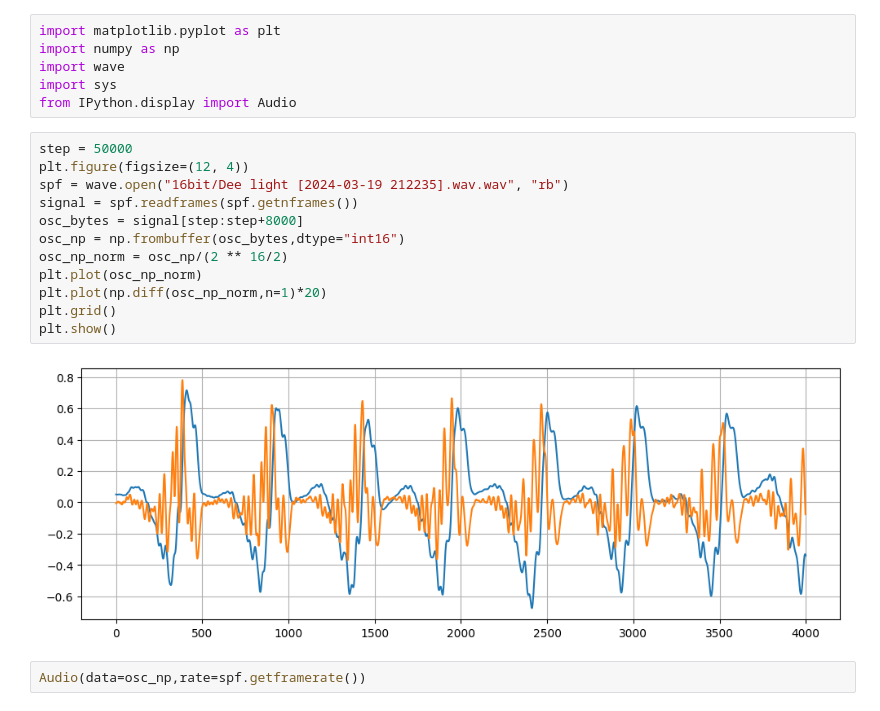
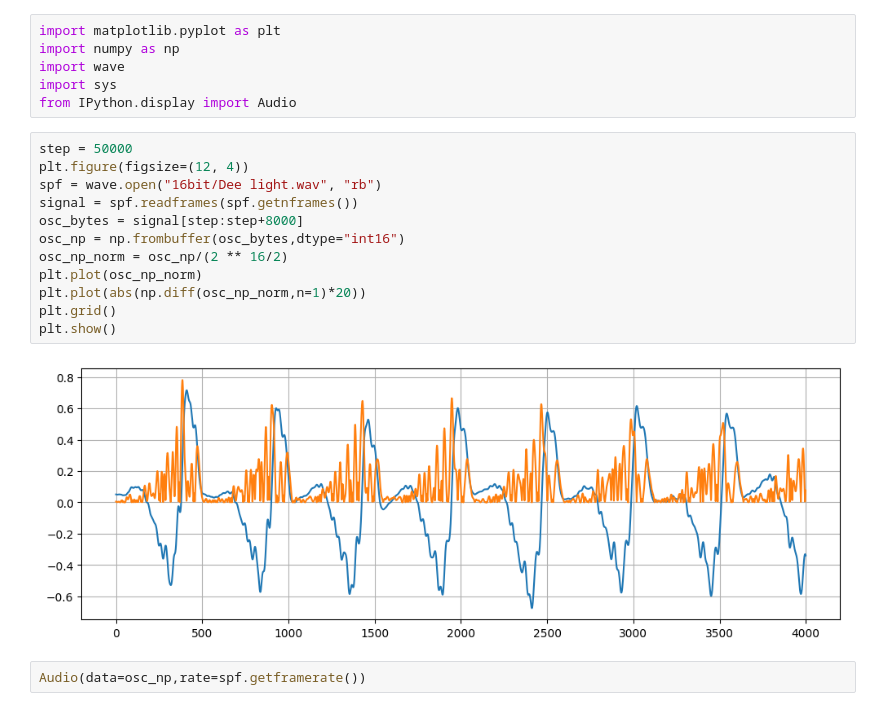
Before and after one commit to fletchjeff/prex_pedal, a Jupyter notebook: Prex Explorer.ipynb, the cells around one changed output. Drawn from its saved outputs; the diff is of its cells as text.

```diff
--- a/Prex Explorer.ipynb
+++ b/Prex Explorer.ipynb
@@ -7,17 +7,17 @@ from IPython.display import Audio
 # %%
 step = 50000
 plt.figure(figsize=(12, 4))
-spf = wave.open("16bit/Dee light [2024-03-19 212235].wav.wav", "rb")
+spf = wave.open("16bit/Dee light.wav", "rb")
 signal = spf.readframes(spf.getnframes())
 osc_bytes = signal[step:step+8000]
 osc_np = np.frombuffer(osc_bytes,dtype="int16")
 osc_np_norm = osc_np/(2 ** 16/2)
 plt.plot(osc_np_norm)
-plt.plot(np.diff(osc_np_norm,n=1)*20)
+plt.plot(abs(np.diff(osc_np_norm,n=1)*20))
 plt.grid()
 plt.show()
 # %% [output]
-[figure, old version]
+[figure, new version]
 # %%
 Audio(data=osc_np,rate=spf.getframerate())
 # %% [output]
```
